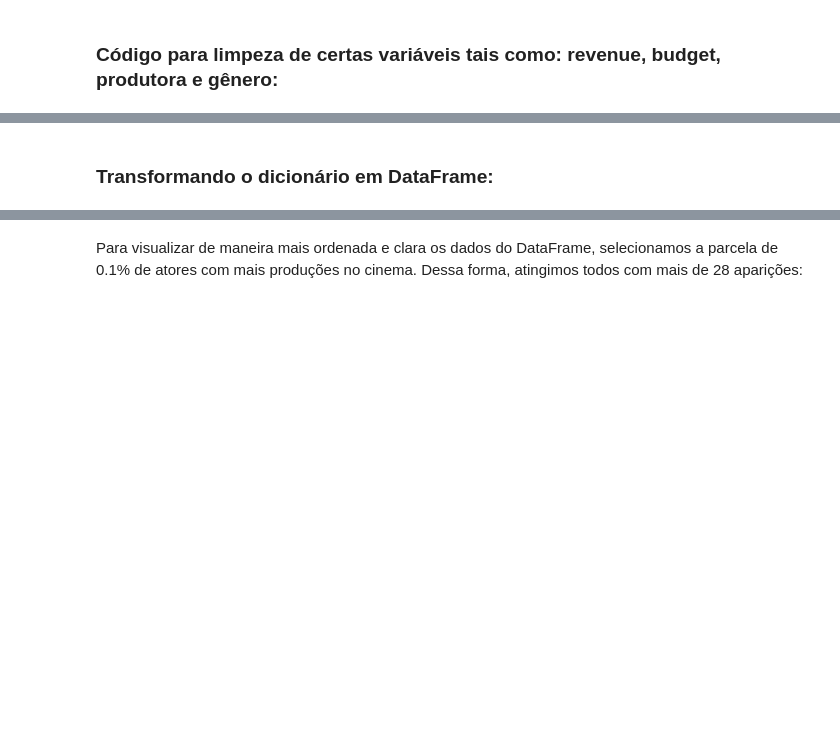
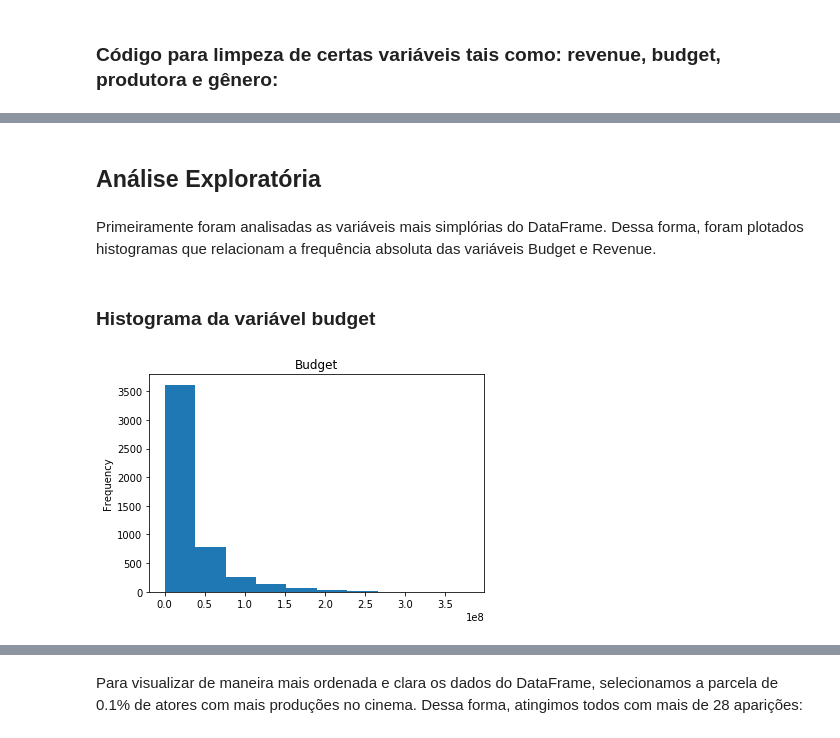
Before and after one commit to joaogcfa/Classificador_de_Filmes, a Jupyter notebook: P3_Jup_inicial1.ipynb, the cells around one changed output, grey strips where cells are left out. Drawn from its saved outputs; the diff is of its cells as text; code cells hidden in the pictures; blank space fills up the shorter version.

Commit message:
Adicionando analises e descrições do DataFrame

```diff
--- a/P3_Jup_inicial1.ipynb
+++ b/P3_Jup_inicial1.ipynb
@@ -71,2 +85,12 @@ df_mega_clean.head()
-# %% [markdown]
-### Transformando o dicionário em DataFrame:
+# %% [markdown]
+## Análise Exploratória
+# %% [markdown]
+Primeiramente foram analisadas as variáveis mais simplórias do DataFrame. Dessa forma, foram plotados histogramas que relacionam a frequência absoluta das variáveis Budget e Revenue.
+# %% [markdown]
+### Histograma da variável budget
+# %%
+df_mega_clean.budget.plot.hist(density = False)
+plt.title('Budget')
+plt.show()
+# %% [output]
+[figure, added]
```
Also changed, not shown: parts of 78 cells of this notebook.
